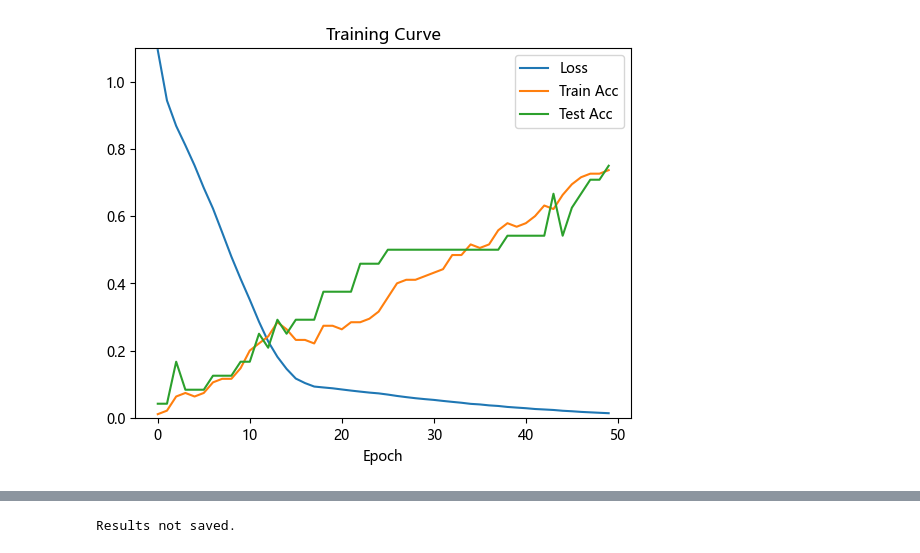
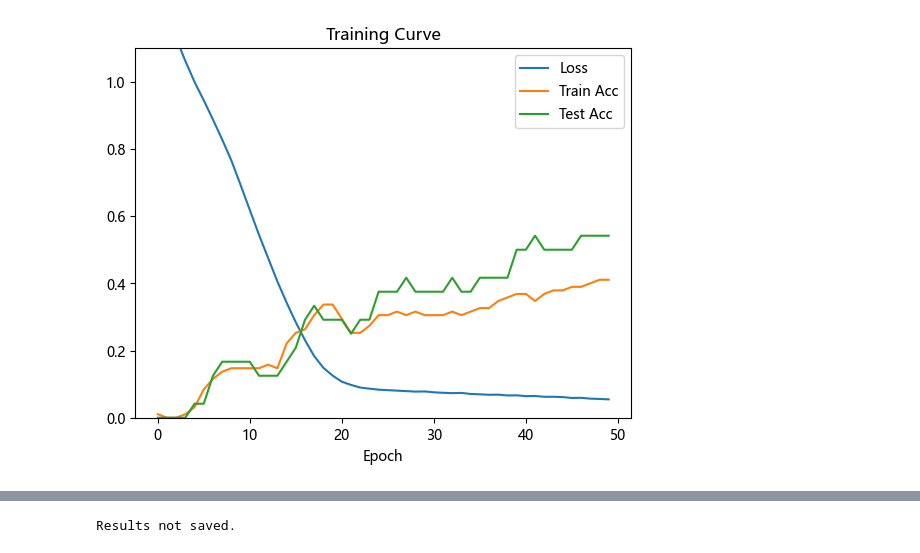
Before and after one commit to NtskwK/GraduationProject, a Jupyter notebook: cnn.ipynb, the cells around one changed output, grey strips where cells are left out. Saved outputs shown, nothing was run; the diff lists cells and outputs as text; code cells hidden in the pictures.

```diff
--- a/cnn.ipynb
+++ b/cnn.ipynb
@@ -123,7 +123,7 @@ class CNN(nn.Module):
         return x
 # %%
 num_epochs = 50
-lr = 0.0003
+lr = 0.0002
 
 model = CNN(input_dim=train_X.shape[1]).to(DEVICE)
 criterion = nn.MSELoss()
@@ -172,33 +172,6 @@ for epoch in range(num_epochs):
             f"Epoch {epoch + 1}/{num_epochs}, Loss: {loss:.4f}, Train Acc: {train_acc:.4f}, Test Acc: {test_acc:.4f}"
         )
 
-print("\n#########################\n")
-# 特征重要性分析
-with torch.no_grad():
-    # 取第一个全连接层的权重（Linear(32 * input_dim, 16)）
-    weights = model.fc[1].weight.abs().mean(dim=0).cpu().numpy()
-    feature_importance = list(zip(X_cols, weights))
-    feature_importance.sort(key=lambda x: x[1], reverse=True)
-    print("Feature importance (descending):")
-    for name, score in feature_importance:
-        print(f"{name}: {score:.4f}")
-print("\n#########################\n")
-
-# 测试集评估
-with torch.no_grad():
-    model.eval()
-    test_loss = 0
-    for batch_X, batch_Y in test_loader:
-        pred = model(batch_X)
-        loss = criterion(pred, batch_Y)
-        test_loss += loss.item()
-    test_loss /= len(test_loader)
-    print(f"Test Loss: {test_loss:.4f}")
-    model.train()
-print(f"Final: Train Acc: {train_acc_list[-1]:.4f}, Test Acc: {test_acc_list[-1]:.4f}")
-
-print("\n#########################\n")
-
 # 画出loss和acc曲线
 plt.figure()
 plt.title('Training Curve')
@@ -230 +196 @@ Final: Train Acc: 0.7368, Test Acc: 0.7500
-[figure, old version]
+[figure, new version]
```
Also changed, not shown: parts of 4 cells of this notebook, 5 other files.
